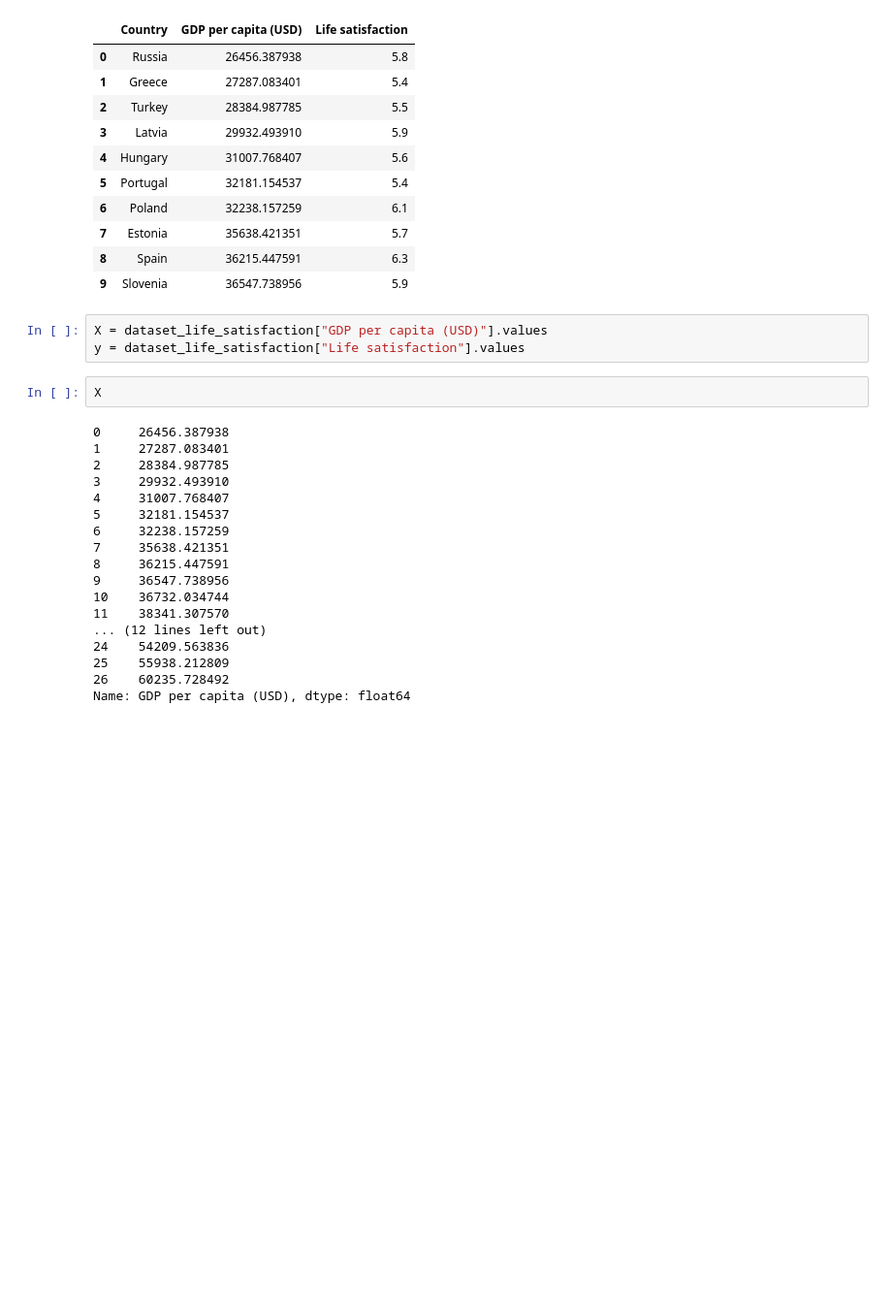
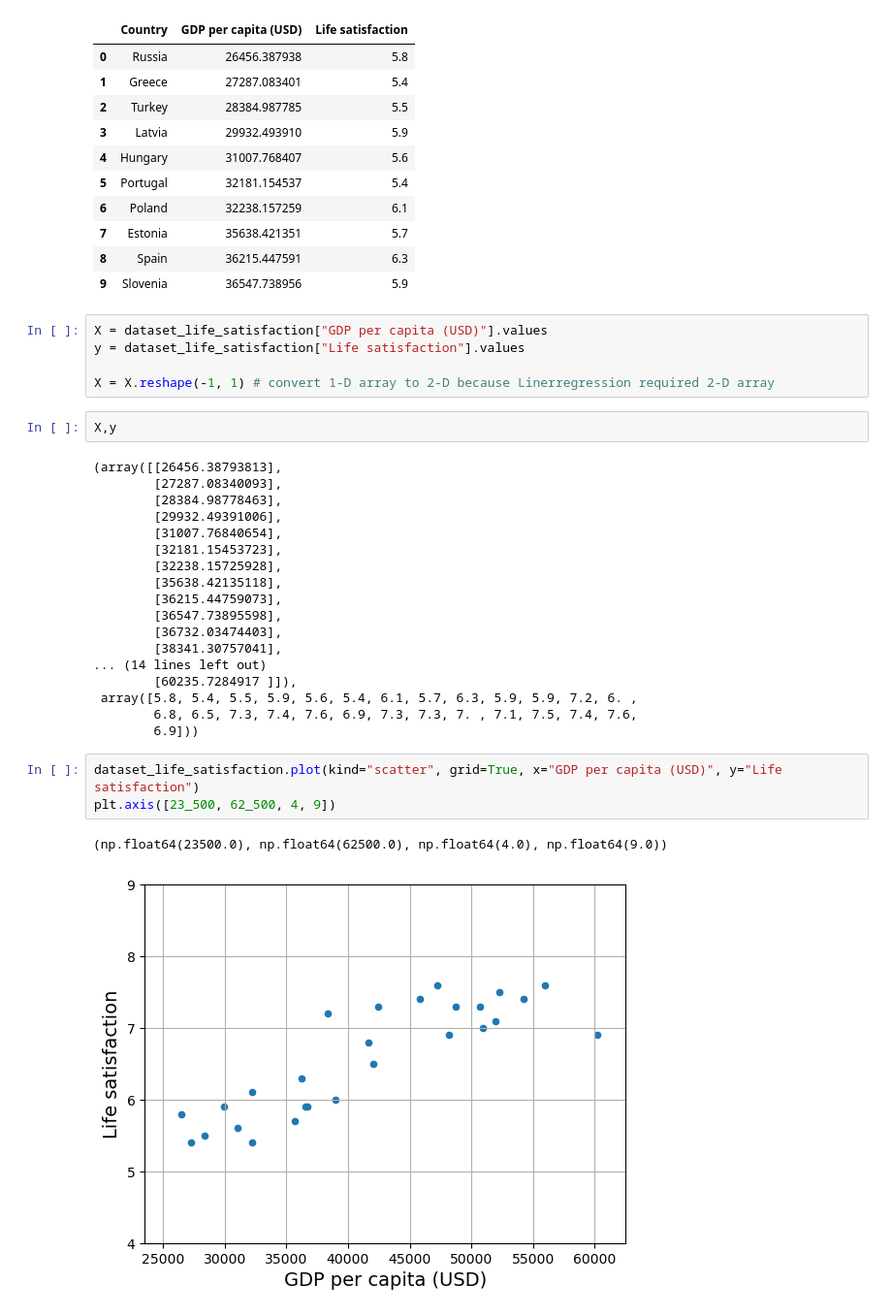
Before and after one commit to khaiwalVikrant/ai_ml_practice, a Jupyter notebook: heads_on_machine_learning/chapter_1.ipynb, the cells around one changed output. Shown: that part at 97% size. Drawn from its saved outputs; the diff is of its cells as text; blank space fills up the shorter version.

```diff
--- a/heads_on_machine_learning/chapter_1.ipynb
+++ b/heads_on_machine_learning/chapter_1.ipynb
@@ -30,23 +51,31 @@ dataset_life_satisfaction.head(10)
 # %%
 X = dataset_life_satisfaction["GDP per capita (USD)"].values
 y = dataset_life_satisfaction["Life satisfaction"].values
+
+X = X.reshape(-1, 1) # convert 1-D array to 2-D because Linerregression required 2-D array
 # %%
-X
+X,y
 # %% [output]
-0     26456.387938
-1     27287.083401
-2     28384.987785
-3     29932.493910
-4     31007.768407
-5     32181.154537
-6     32238.157259
-7     35638.421351
-8     36215.447591
-9     36547.738956
-10    36732.034744
-11    38341.307570
-... (12 lines left out)
-24    54209.563836
-25    55938.212809
-26    60235.728492
-Name: GDP per capita (USD), dtype: float64
+(array([[26456.38793813],
+        [27287.08340093],
+        [28384.98778463],
+        [29932.49391006],
+        [31007.76840654],
+        [32181.15453723],
+        [32238.15725928],
+        [35638.42135118],
+        [36215.44759073],
+        [36547.73895598],
+        [36732.03474403],
+        [38341.30757041],
+... (14 lines left out)
+        [60235.7284917 ]]),
+ array([5.8, 5.4, 5.5, 5.9, 5.6, 5.4, 6.1, 5.7, 6.3, 5.9, 5.9, 7.2, 6. ,
+        6.8, 6.5, 7.3, 7.4, 7.6, 6.9, 7.3, 7.3, 7. , 7.1, 7.5, 7.4, 7.6,
+        6.9]))
+# %%
+dataset_life_satisfaction.plot(kind="scatter", grid=True, x="GDP per capita (USD)", y="Life satisfaction")
+plt.axis([23_500, 62_500, 4, 9])
+# %% [output]
+(np.float64(23500.0), np.float64(62500.0), np.float64(4.0), np.float64(9.0))
+[figure, added]
```
Also changed, not shown: parts of 12 cells of this notebook, 4 other files.
